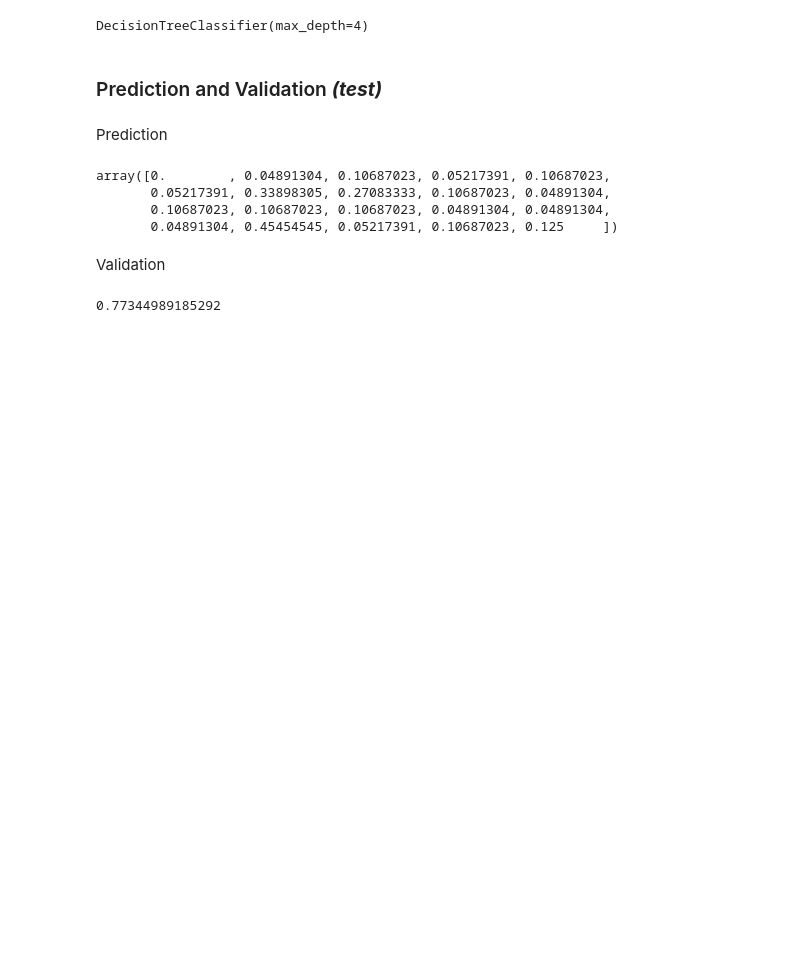
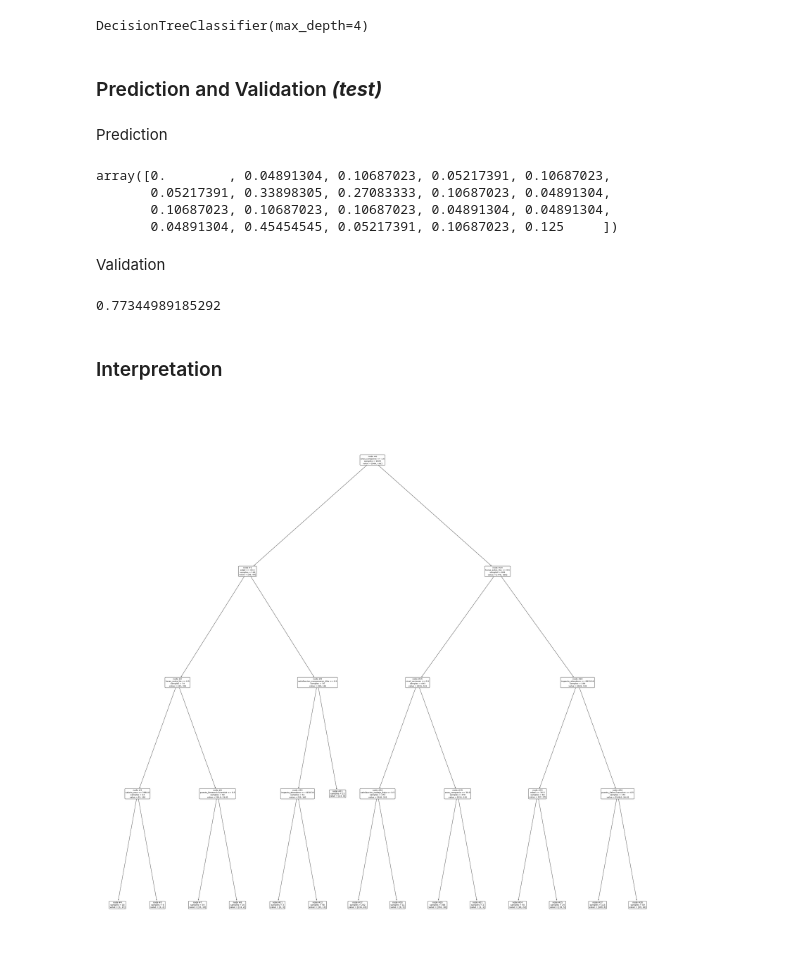
Before and after one commit to JosephChomboM/Employee-turnover, a Jupyter notebook: notebooks/training.ipynb, the cells around one changed output. Drawn from its saved outputs; the diff is of its cells as text; code cells hidden in the pictures; blank space fills up the shorter version.

```diff
--- a/notebooks/training.ipynb
+++ b/notebooks/training.ipynb
@@ -170,3 +171,20 @@ from sklearn.metrics import roc_auc_score
 roc_auc_score(test_y, pred)
 # %% [output]
 0.77344989185292
+# %% [markdown]
+### Interpretation
+# %%
+from sklearn.tree import plot_tree
+
+plt.figure(figsize = (50, 50))
+plot_tree(
+    ac,
+    feature_names = test_x.columns,
+    impurity = False,
+    node_ids = True,
+    proportion = False,
+    rounded = True,
+    precision = 2
+);
+# %% [output]
+[figure, added]
```
Also changed, not shown: parts of 1 cell of this notebook.
